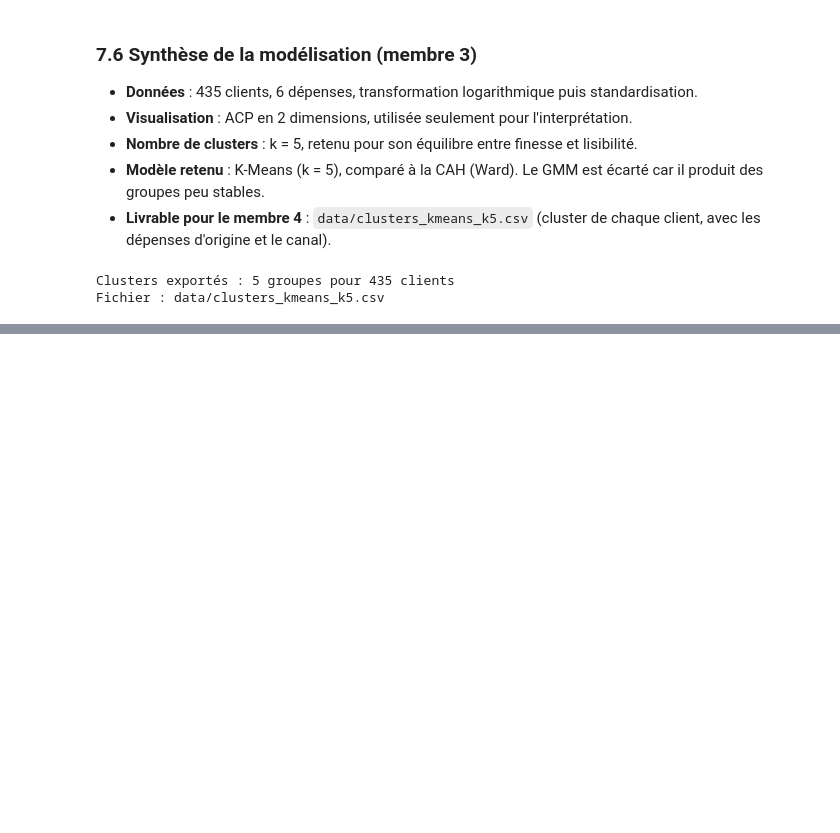
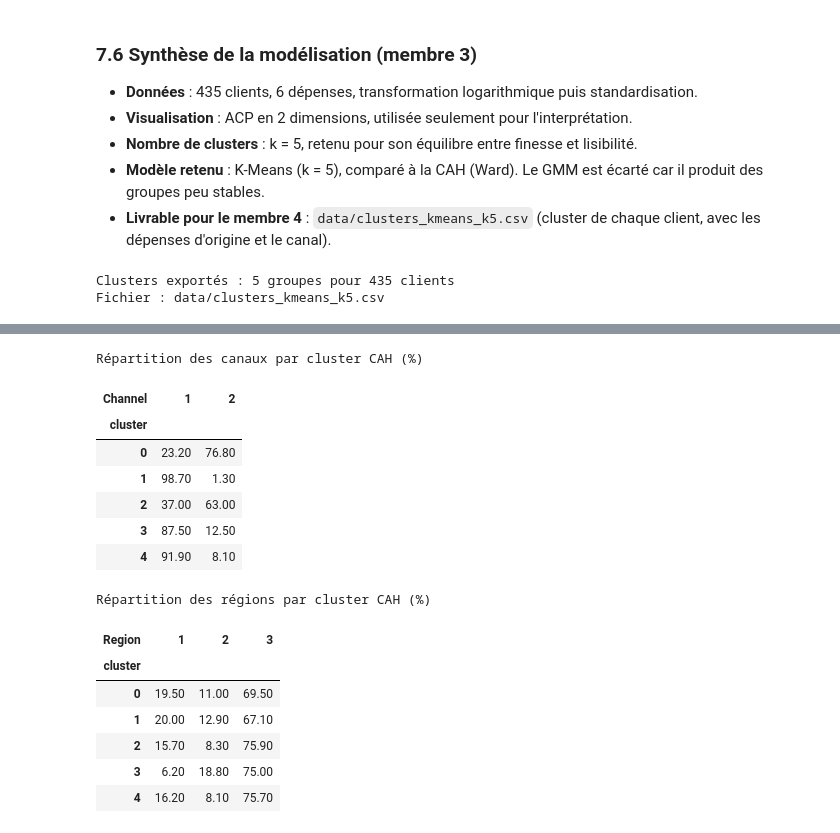
Before and after one commit to rokhayacoumbadiouf-bit/Segmentation_Client_ML, a Jupyter notebook: P1IA_ODC/projet_machine_learning/segmentaion_client.ipynb, the cells around one changed output, grey strips where cells are left out. Cells and saved outputs as stored; diff of their text form; code cells hidden in the pictures; blank space fills up the shorter version.

```diff
--- a/P1IA_ODC/projet_machine_learning/segmentaion_client.ipynb
+++ b/P1IA_ODC/projet_machine_learning/segmentaion_client.ipynb
@@ -1463,0 +1673,40 @@ Fichier : data/clusters_kmeans_k5.csv
+# %%
+
+# Répartition des canaux dans chaque cluster de la CAH
+print("Répartition des canaux par cluster CAH (%)")
+
+display(
+    pd.crosstab(
+        resultats_cah["cluster"],
+        resultats_cah["Channel"],
+        normalize="index"
+    ).mul(100).round(1)
+)
+
+# Répartition des régions dans chaque cluster de la CAH
+print("Répartition des régions par cluster CAH (%)")
+
+display(
+    pd.crosstab(
+        resultats_cah["cluster"],
+        resultats_cah["Region"],
+        normalize="index"
+    ).mul(100).round(1)
+)
+# %% [output]
+Répartition des canaux par cluster CAH (%)
+| Channel | 1 | 2 |
+| cluster |  |  |
+| 0 | 23.20 | 76.80 |
+| 1 | 98.70 | 1.30 |
+| 2 | 37.00 | 63.00 |
+| 3 | 87.50 | 12.50 |
+| 4 | 91.90 | 8.10 |
+Répartition des régions par cluster CAH (%)
+| Region | 1 | 2 | 3 |
+| cluster |  |  |  |
+| 0 | 19.50 | 11.00 | 69.50 |
+| 1 | 20.00 | 12.90 | 67.10 |
+| 2 | 15.70 | 8.30 | 75.90 |
+| 3 | 6.20 | 18.80 | 75.00 |
+| 4 | 16.20 | 8.10 | 75.70 |
```
Also changed, not shown: parts of 15 cells of this notebook.
